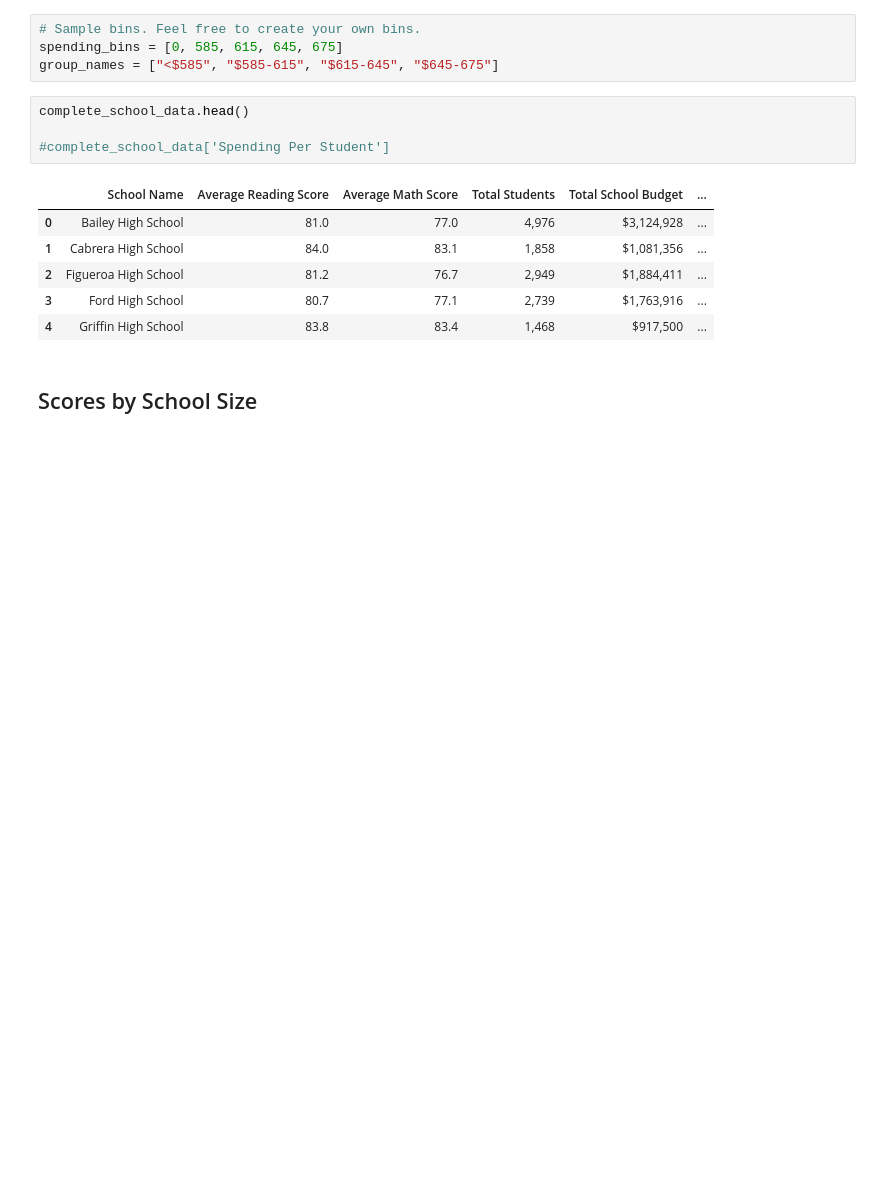
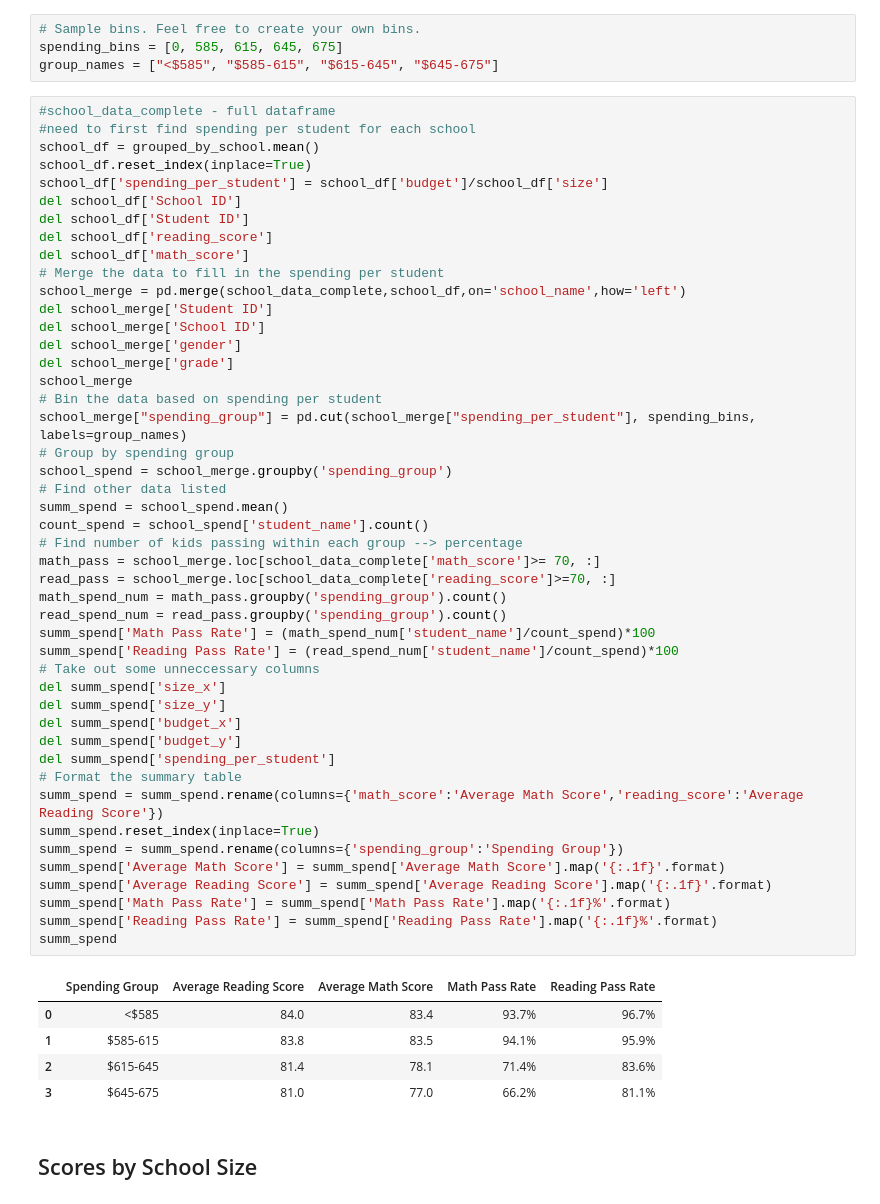
Before and after one commit to ecolborn22/academy_of_py, a Jupyter notebook: PyCitySchools_starter.ipynb, the cells around one changed output. Saved outputs shown, nothing was run; the diff lists cells and outputs as text; blank space fills up the shorter version.

```diff
--- a/PyCitySchools_starter.ipynb
+++ b/PyCitySchools_starter.ipynb
@@ -300,17 +301,58 @@ read_summ
 # Sample bins. Feel free to create your own bins.
 spending_bins = [0, 585, 615, 645, 675]
 group_names = ["<$585", "$585-615", "$615-645", "$645-675"]
-# %%
-complete_school_data.head()
-
-#complete_school_data['Spending Per Student']
-# %% [output]
-|  | School Name | Average Reading Score | Average Math Score | Total Students | Total School Budget | ... |
-| 0 | Bailey High School | 81.0 | 77.0 | 4,976 | $3,124,928 | ... |
-| 1 | Cabrera High School | 84.0 | 83.1 | 1,858 | $1,081,356 | ... |
-| 2 | Figueroa High School | 81.2 | 76.7 | 2,949 | $1,884,411 | ... |
-| 3 | Ford High School | 80.7 | 77.1 | 2,739 | $1,763,916 | ... |
-| 4 | Griffin High School | 83.8 | 83.4 | 1,468 | $917,500 | ... |
+# %%
+#school_data_complete - full dataframe
+#need to first find spending per student for each school
+school_df = grouped_by_school.mean()
+school_df.reset_index(inplace=True)
+school_df['spending_per_student'] = school_df['budget']/school_df['size']
+del school_df['School ID']
+del school_df['Student ID']
+del school_df['reading_score']
+del school_df['math_score']
+# Merge the data to fill in the spending per student
+school_merge = pd.merge(school_data_complete,school_df,on='school_name',how='left')
+del school_merge['Student ID']
+del school_merge['School ID']
+del school_merge['gender']
+del school_merge['grade']
+school_merge
+# Bin the data based on spending per student
+school_merge["spending_group"] = pd.cut(school_merge["spending_per_student"], spending_bins, labels=group_names)
+# Group by spending group
+school_spend = school_merge.groupby('spending_group')
+# Find other data listed
+summ_spend = school_spend.mean()
+count_spend = school_spend['student_name'].count()
+# Find number of kids passing within each group --> percentage
+math_pass = school_merge.loc[school_data_complete['math_score']>= 70, :]
+read_pass = school_merge.loc[school_data_complete['reading_score']>=70, :]
+math_spend_num = math_pass.groupby('spending_group').count()
+read_spend_num = read_pass.groupby('spending_group').count()
+summ_spend['Math Pass Rate'] = (math_spend_num['student_name']/count_spend)*100
+summ_spend['Reading Pass Rate'] = (read_spend_num['student_name']/count_spend)*100
+# Take out some unneccessary columns
+del summ_spend['size_x']
+del summ_spend['size_y']
+del summ_spend['budget_x']
+del summ_spend['budget_y']
+del summ_spend['spending_per_student']
+# Format the summary table
+summ_spend = summ_spend.rename(columns={'math_score':'Average Math Score','reading_score':'Average Reading Score'})
+summ_spend.reset_index(inplace=True)
+summ_spend = summ_spend.rename(columns={'spending_group':'Spending Group'})
+summ_spend['Average Math Score'] = summ_spend['Average Math Score'].map('{:.1f}'.format)
+summ_spend['Average Reading Score'] = summ_spend['Average Reading Score'].map('{:.1f}'.format)
+summ_spend['Math Pass Rate'] = summ_spend['Math Pass Rate'].map('{:.1f}%'.format)
+summ_spend['Reading Pass Rate'] = summ_spend['Reading Pass Rate'].map('{:.1f}%'.format)
+summ_spend
+# %% [output]
+|  | Spending Group | Average Reading Score | Average Math Score | Math Pass Rate | Reading Pass Rate |
+| 0 | <$585 | 84.0 | 83.4 | 93.7% | 96.7% |
+| 1 | $585-615 | 83.8 | 83.5 | 94.1% | 95.9% |
+| 2 | $615-645 | 81.4 | 78.1 | 71.4% | 83.6% |
+| 3 | $645-675 | 81.0 | 77.0 | 66.2% | 81.1% |
 # %% [markdown]
 ## Scores by School Size
 # %% [markdown]
```
Also changed, not shown: parts of 5 cells of this notebook.
